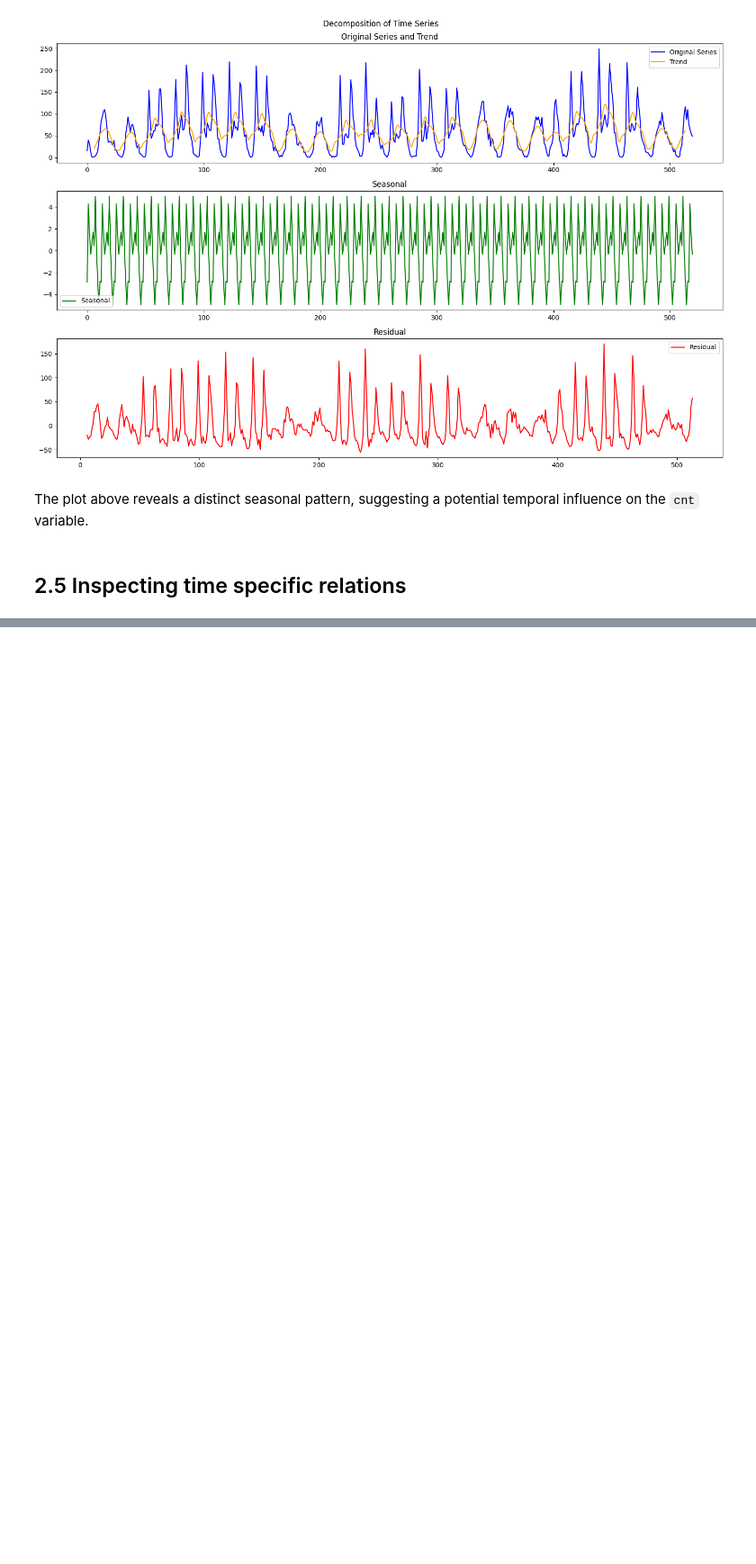
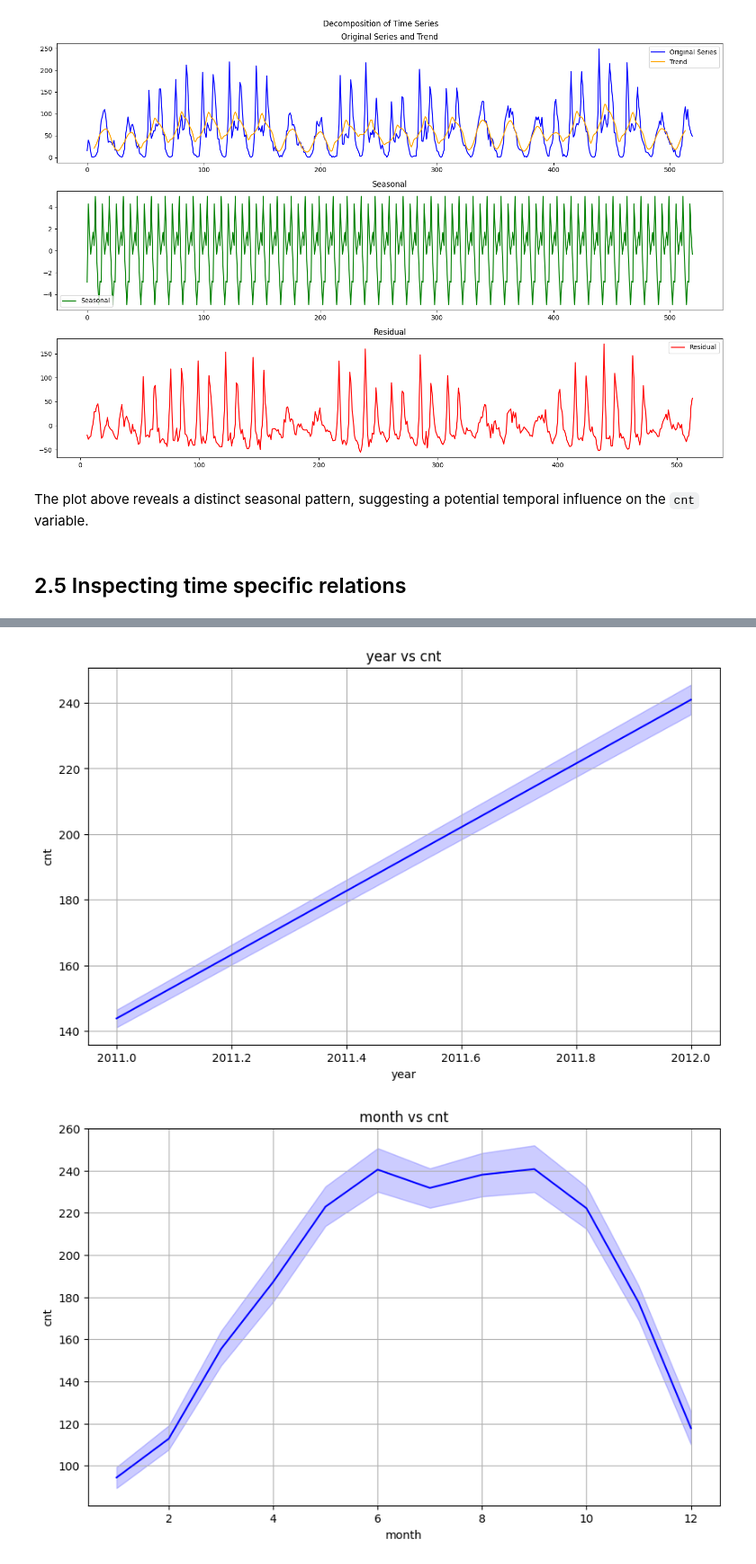
Before and after one commit to lalutir/Machine-Learning-Portfolio-2, a Jupyter notebook: main.ipynb, the cells around one changed output, grey strips where cells are left out. Shown at 90% size. Cells and saved outputs as stored; diff of their text form; code cells hidden in the pictures; blank space fills up the shorter version.

Commit message:
Added visualizations per timeseries

```diff
--- a/main.ipynb
+++ b/main.ipynb
@@ -187,0 +208,8 @@ train_data['date_hour'] = pd.to_datetime(train_data['date_hour'])
+# %%
+cols = ['year', 'month', 'week', 'day', 'hour', 'day_of_week']
+
+for col in cols:
+    dv_train.lineplot(x=col, y='cnt', title=f'{col} vs cnt', path=f'Figures/{col}_vs_cnt.png')
+# %% [output]
+[figure, added]
+[figure, added]
```
Also changed, not shown: parts of 4 cells of this notebook, 7 other files.
